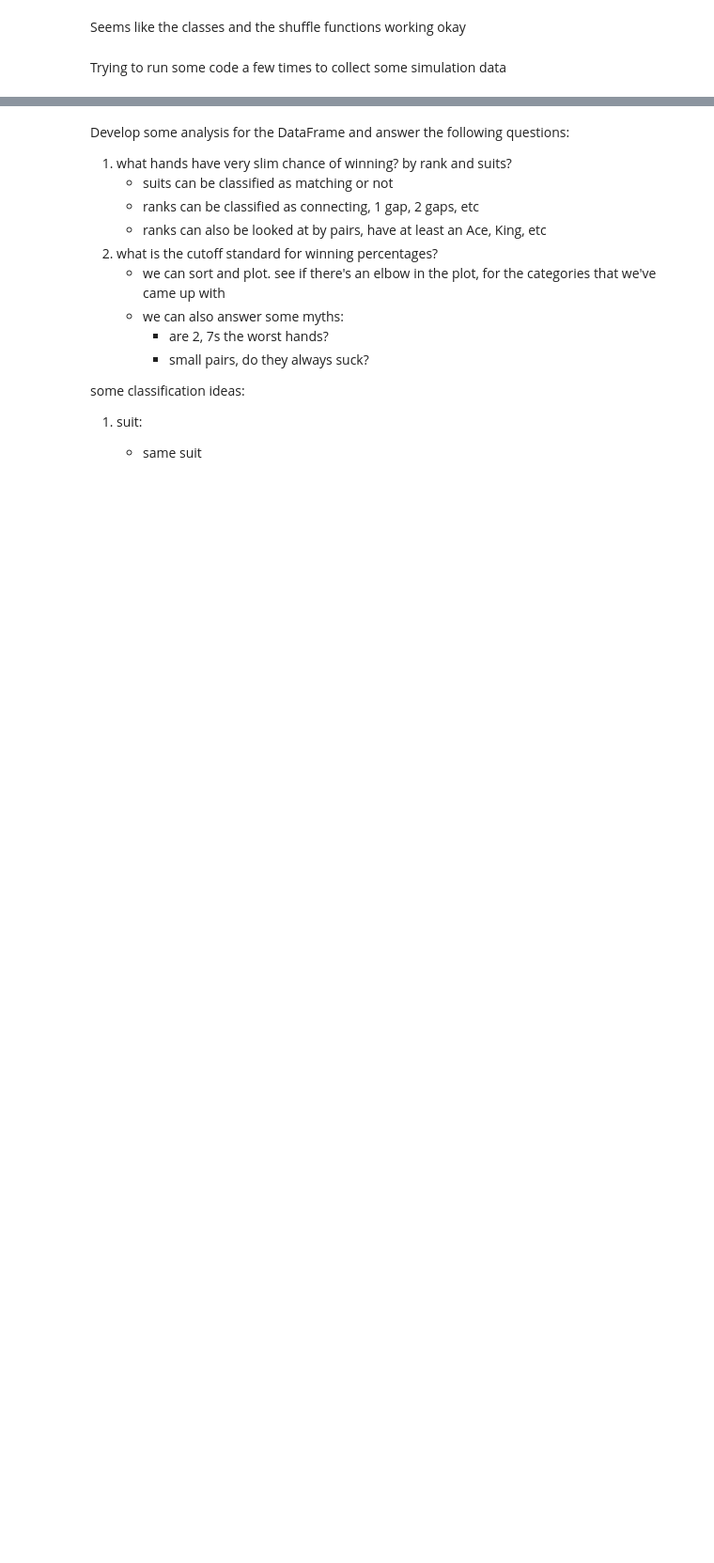
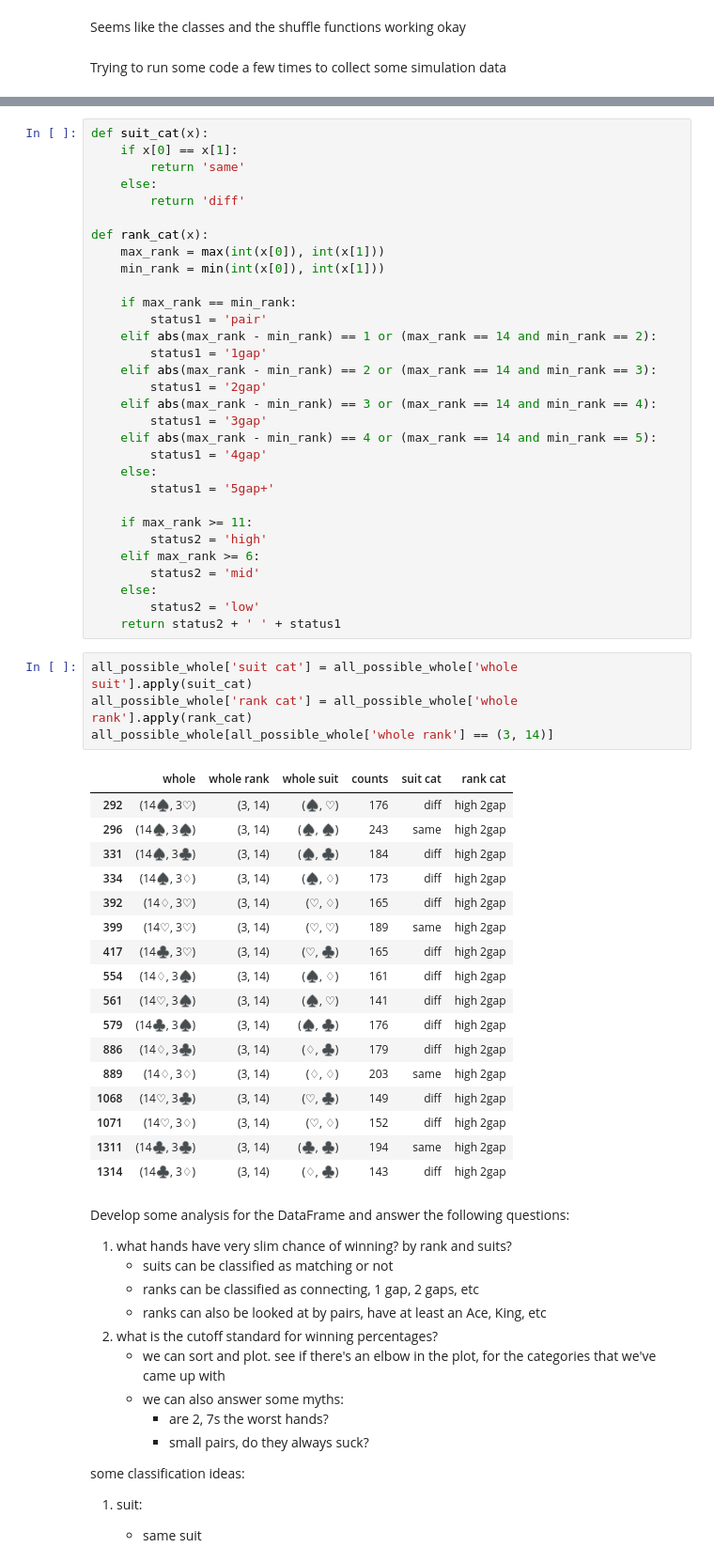
Before and after one commit to a35931chi/Poker, a Jupyter notebook: Poker Analysis.ipynb, the cells around one changed output, grey strips where cells are left out. Shown at 94% size. Saved outputs shown, nothing was run; the diff lists cells and outputs as text; blank space fills up the shorter version.

```diff
--- a/Poker Analysis.ipynb
+++ b/Poker Analysis.ipynb
@@ -176,3 +247,56 @@ winning_df_summary[winning_df_summary['whole rank'] == (2, 2)]
+# %%
+def suit_cat(x):
+    if x[0] == x[1]:
+        return 'same'
+    else:
+        return 'diff'
+
+def rank_cat(x):
+    max_rank = max(int(x[0]), int(x[1]))
+    min_rank = min(int(x[0]), int(x[1]))
+
+    if max_rank == min_rank:
+        status1 = 'pair'
+    elif abs(max_rank - min_rank) == 1 or (max_rank == 14 and min_rank == 2):
+        status1 = '1gap'
+    elif abs(max_rank - min_rank) == 2 or (max_rank == 14 and min_rank == 3):
+        status1 = '2gap'
+    elif abs(max_rank - min_rank) == 3 or (max_rank == 14 and min_rank == 4):
+        status1 = '3gap'
+    elif abs(max_rank - min_rank) == 4 or (max_rank == 14 and min_rank == 5):
+        status1 = '4gap'
+    else:
+        status1 = '5gap+'
+
+    if max_rank >= 11:
+        status2 = 'high'
+    elif max_rank >= 6:
+        status2 = 'mid'
+    else:
+        status2 = 'low'
+    return status2 + ' ' + status1
+# %%
+all_possible_whole['suit cat'] = all_possible_whole['whole suit'].apply(suit_cat)
+all_possible_whole['rank cat'] = all_possible_whole['whole rank'].apply(rank_cat)
+all_possible_whole[all_possible_whole['whole rank'] == (3, 14)]
+# %% [output]
+|  | whole | whole rank | whole suit | counts | suit cat | rank cat |
+| 292 | (14♠, 3♡) | (3, 14) | (♠, ♡) | 176 | diff | high 2gap |
+| 296 | (14♠, 3♠) | (3, 14) | (♠, ♠) | 243 | same | high 2gap |
+| 331 | (14♠, 3♣) | (3, 14) | (♠, ♣) | 184 | diff | high 2gap |
+| 334 | (14♠, 3♢) | (3, 14) | (♠, ♢) | 173 | diff | high 2gap |
+| 392 | (14♢, 3♡) | (3, 14) | (♡, ♢) | 165 | diff | high 2gap |
+| 399 | (14♡, 3♡) | (3, 14) | (♡, ♡) | 189 | same | high 2gap |
+| 417 | (14♣, 3♡) | (3, 14) | (♡, ♣) | 165 | diff | high 2gap |
+| 554 | (14♢, 3♠) | (3, 14) | (♠, ♢) | 161 | diff | high 2gap |
+| 561 | (14♡, 3♠) | (3, 14) | (♠, ♡) | 141 | diff | high 2gap |
+| 579 | (14♣, 3♠) | (3, 14) | (♠, ♣) | 176 | diff | high 2gap |
+| 886 | (14♢, 3♣) | (3, 14) | (♢, ♣) | 179 | diff | high 2gap |
+| 889 | (14♢, 3♢) | (3, 14) | (♢, ♢) | 203 | same | high 2gap |
+| 1068 | (14♡, 3♣) | (3, 14) | (♡, ♣) | 149 | diff | high 2gap |
+| 1071 | (14♡, 3♢) | (3, 14) | (♡, ♢) | 152 | diff | high 2gap |
+| 1311 | (14♣, 3♣) | (3, 14) | (♣, ♣) | 194 | same | high 2gap |
+| 1314 | (14♣, 3♢) | (3, 14) | (♢, ♣) | 143 | diff | high 2gap |
 # %% [markdown]
 Develop some analysis for the DataFrame and answer the following questions:
 1. what hands have very slim chance of winning? by rank and suits?
```
Also changed, not shown: parts of 14 cells of this notebook, 1 other file.
